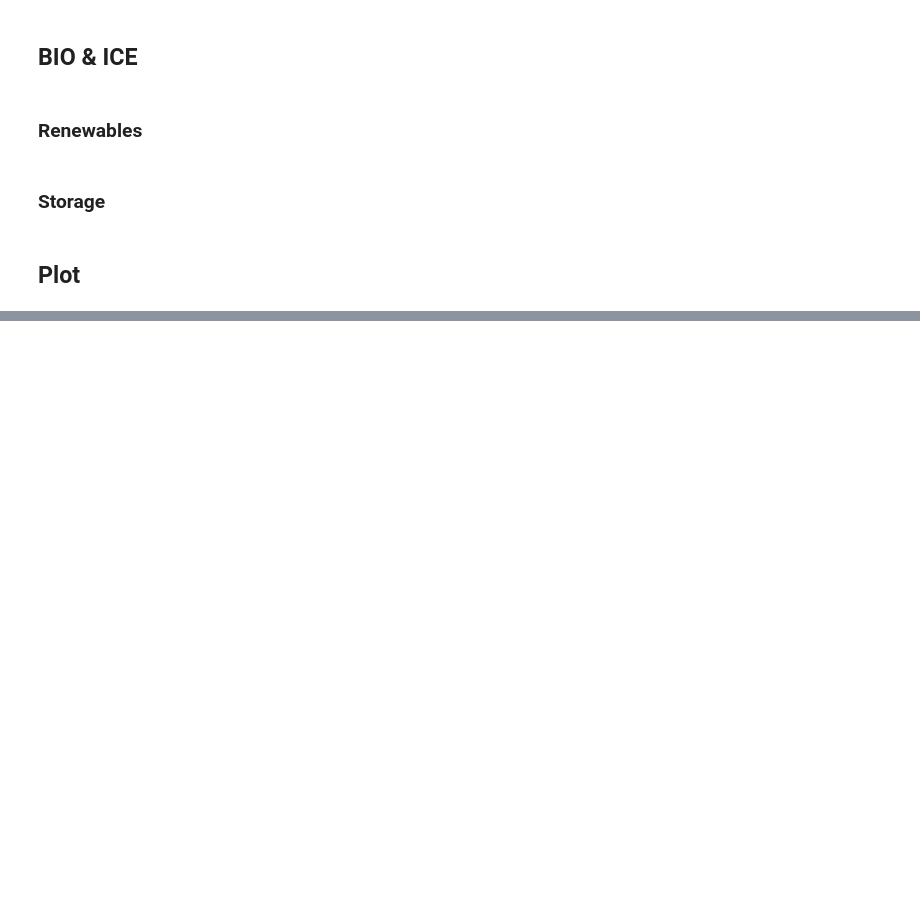
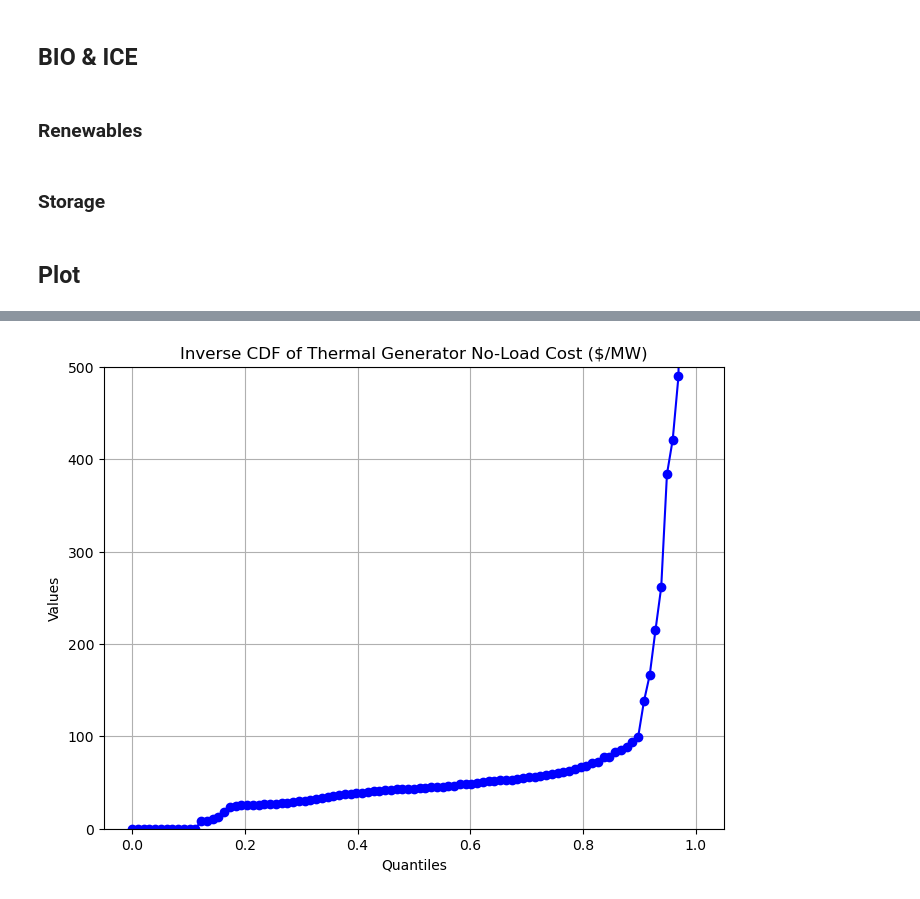
Before and after one commit to niklauskun/STESTS, a Jupyter notebook: Diagnose.ipynb, the cells around one changed output, grey strips where cells are left out. Saved outputs shown, nothing was run; the diff lists cells and outputs as text; code cells hidden in the pictures; blank space fills up the shorter version.

```diff
--- a/Diagnose.ipynb
+++ b/Diagnose.ipynb
@@ -693,0 +628,14 @@ plot_inverse_cdf(data_masked_sorted)
+# %%
+quantiles = np.linspace(0, 1, 99)  # 100 quantile points from 0 to 1
+inverse_cdf_values = (ThermalGen.iloc[:,23]/ThermalGen.iloc[:,3]).quantile(quantiles)
+
+plt.figure(figsize=(8, 6))
+plt.plot(quantiles, inverse_cdf_values, marker='o', linestyle='-', color='b')
+plt.title('Inverse CDF of Thermal Generator No-Load Cost ($/MW)')
+plt.xlabel('Quantiles')
+plt.ylabel('Values')
+plt.ylim([0, 500])
+plt.grid(True)
+plt.show()
+# %% [output]
+[figure, added]
```
Also changed, not shown: parts of 16 cells of this notebook, 3 other files.
